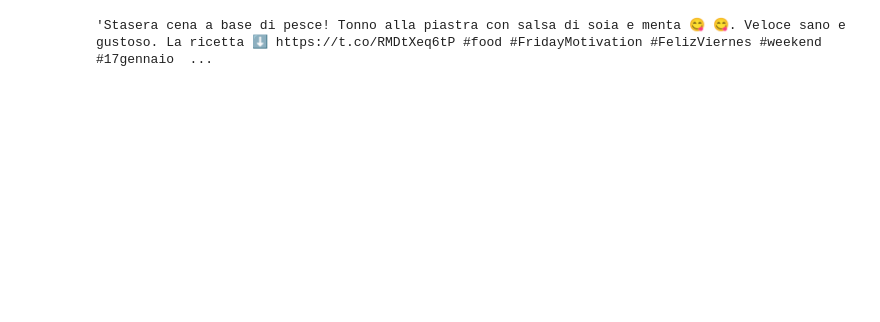
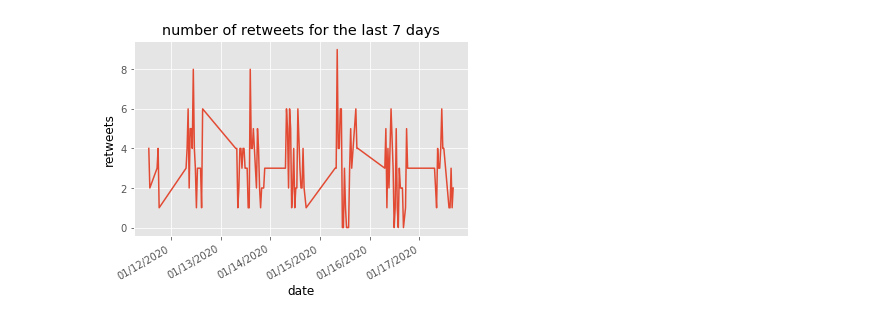
Before and after one commit to MatteoScorcia/Tweet_popularity, a Jupyter notebook: notebooks/find_data.ipynb, the cells around one changed output. Saved outputs shown, nothing was run; the diff lists cells and outputs as text; code cells hidden in the pictures; blank space fills up the shorter version.

Commit message:
working on data retrival and plotting some infos

```diff
--- a/notebooks/find_data.ipynb
+++ b/notebooks/find_data.ipynb
@@ -25,11 +25,9 @@ tweets = []
 ratios = []
 
 for tweet in tweepy.Cursor(api.search,
-                           q = "from:OriettasRecipes AND -filter:retweets AND -filter:replies",
-                           # include_entities=True,
-                           count=30,
-                           # until='2020-01-16',
-                           tweet_mode='extended').items(100):
+                           q = "from:trovaricetta AND -filter:retweets AND -filter:replies",
+                           until='2020-01-18',
+                           tweet_mode='extended').items():
 
     tweets.append(tweet)
 
@@ -58,4 +53,9 @@ Status(_api=<tweepy.api.API object at 0x...>, _json={'created_at': 'Thu Jan 09 1
 # %%
+date = []
+retweet_count = []
+
 for tweet in tweets:
     print(tweet.created_at, tweet.retweet_count)
+    date.append(tweet.created_at)
+    retweet_count.append(tweet.retweet_count)
 # %% [output]
@@ -79,4 +78,0 @@ for tweet in tweets:
-# %%
-tweets[0].full_text
-# %% [output]
-'Stasera cena a base di pesce! Tonno alla piastra con salsa di soia e menta 😋 😋. Veloce sano e gustoso. La ricetta ⬇️ https://t.co/RMDtXeq6tP #food #FridayMotivation #FelizViernes #weekend #17gennaio  ...
@@ -82,0 +81,17 @@ tweets[0].full_text
+# %%
+import matplotlib
+import matplotlib.pyplot as plt
+import matplotlib.dates as mdates
+
+plt.style.use('ggplot')
+plt.xlabel('date', color='black')
+plt.ylabel('retweets', color='black')
+plt.title('number of retweets for the last 7 days')
+
+plt.gca().xaxis.set_major_formatter(mdates.DateFormatter('%m/%d/%Y'))
+plt.gca().xaxis.set_major_locator(mdates.DayLocator())
+plt.plot(date,retweet_count)
+plt.gcf().autofmt_xdate()
+plt.savefig('test.jpg')
+# %% [output]
+[figure, added]
```
Also changed, not shown: parts of 6 cells of this notebook.
